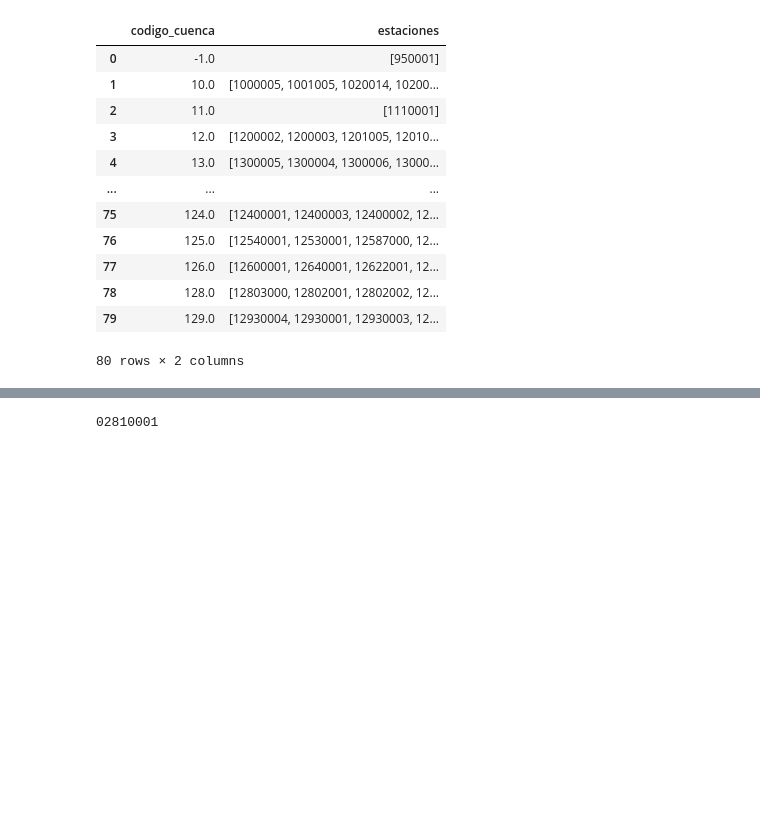
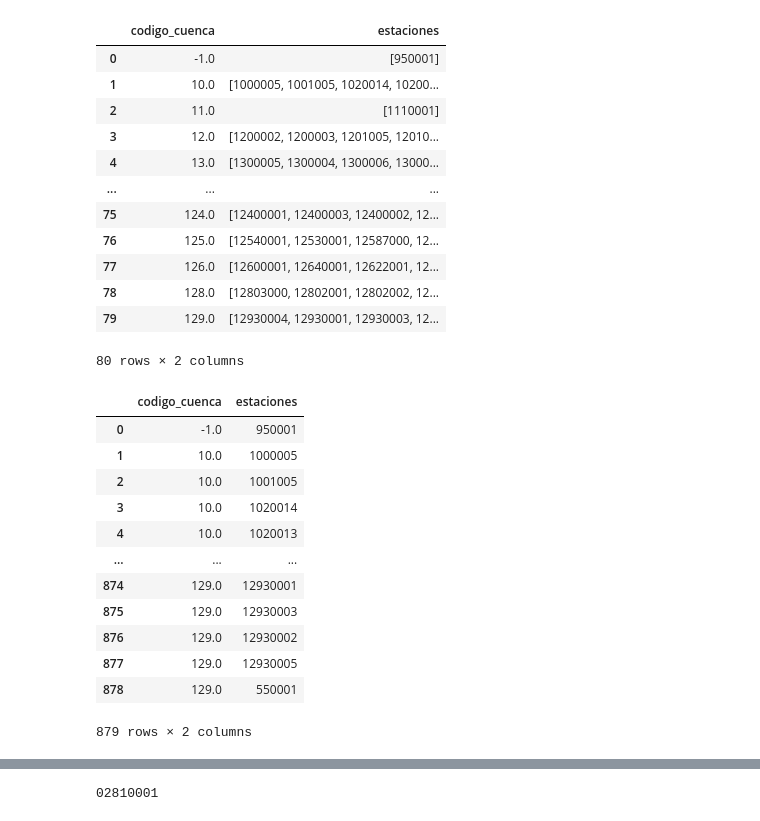
Before and after one commit to Diegogp95/mineria, a Jupyter notebook: Test_Mineria_Datos.ipynb, the cells around one changed output, grey strips where cells are left out. Cells and saved outputs as stored; diff of their text form; code cells hidden in the pictures; blank space fills up the shorter version.

```diff
--- a/Test_Mineria_Datos.ipynb
+++ b/Test_Mineria_Datos.ipynb
@@ -479,3 +505,24 @@ df_estaciones_por_cuenca
 | 78 | 128.0 | [12803000, 12802001, 12802002, 12... |
 | 79 | 129.0 | [12930004, 12930001, 12930003, 12... |
 80 rows × 2 columns
+# %%
+# Separar los valores de la lista en filas individuales
+df_exploded = df_estaciones_por_cuenca.explode('estaciones')
+
+# Reiniciar los índices del DataFrame resultante
+df_exploded = df_exploded.reset_index(drop=True)
+df_exploded
+# %% [output]
+|  | codigo_cuenca | estaciones |
+| 0 | -1.0 | 950001 |
+| 1 | 10.0 | 1000005 |
+| 2 | 10.0 | 1001005 |
+| 3 | 10.0 | 1020014 |
+| 4 | 10.0 | 1020013 |
+| ... | ... | ... |
+| 874 | 129.0 | 12930001 |
+| 875 | 129.0 | 12930003 |
+| 876 | 129.0 | 12930002 |
+| 877 | 129.0 | 12930005 |
+| 878 | 129.0 | 550001 |
+879 rows × 2 columns
```
Also changed, not shown: parts of 9 cells of this notebook.
